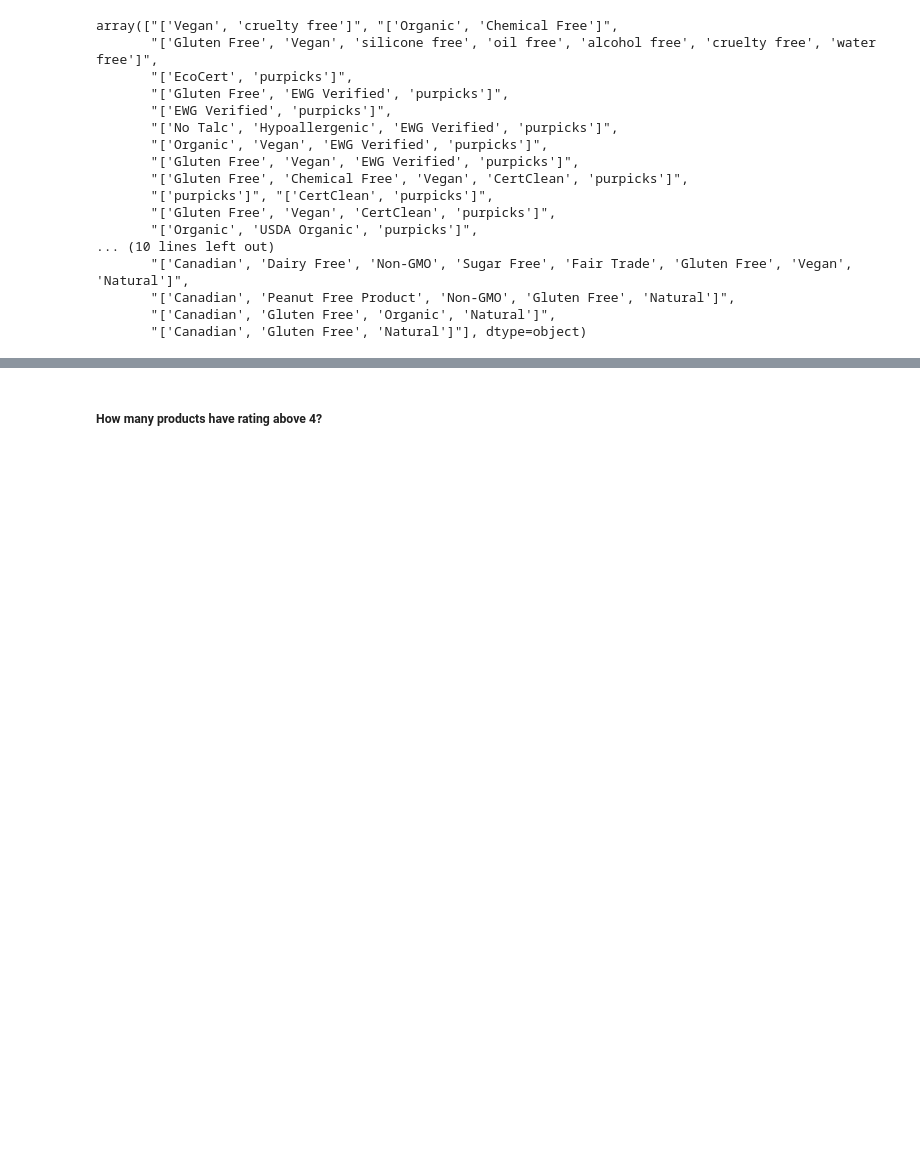
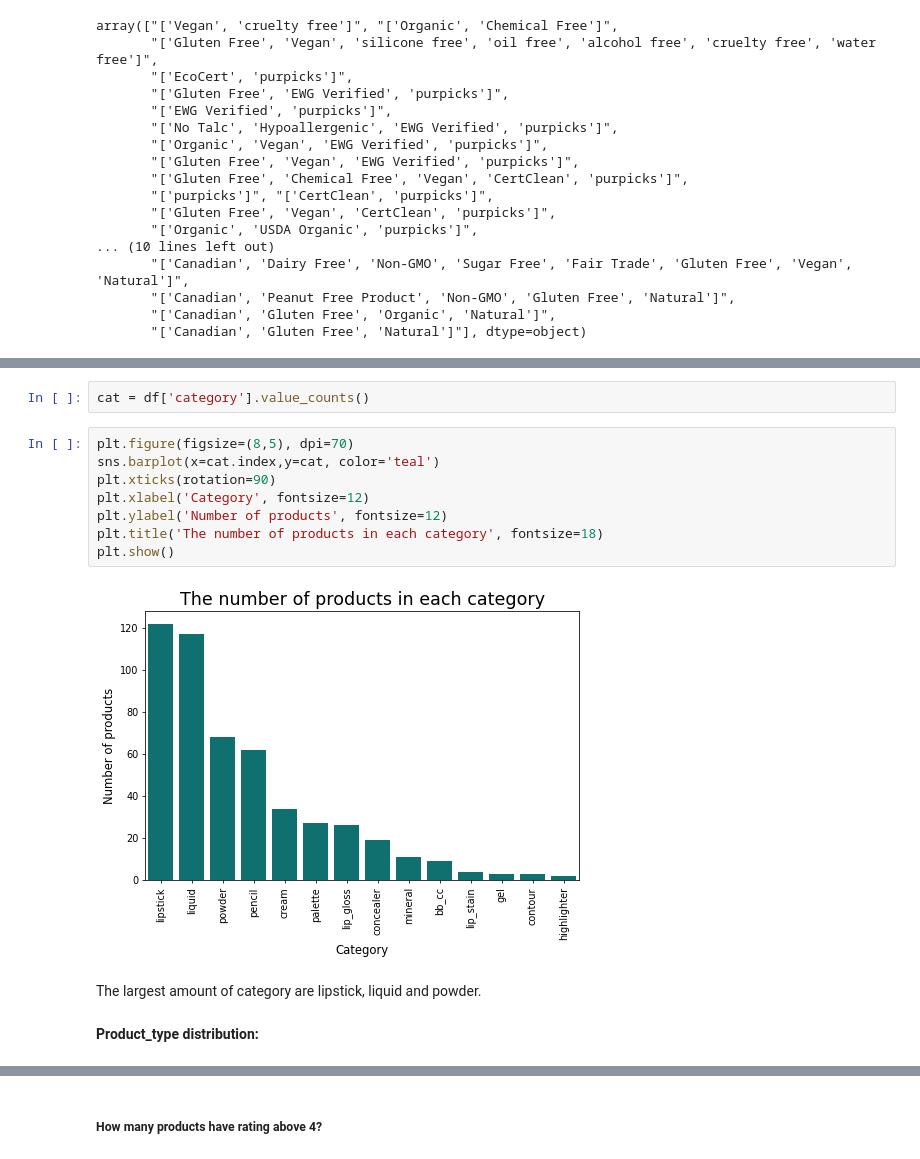
Before and after one commit to aniass/Product-Categorization-NLP, a Jupyter notebook: Products_analysis.ipynb, the cells around one changed output, grey strips where cells are left out. Cells and saved outputs as stored; diff of their text form; blank space fills up the shorter version.

```diff
--- a/Products_analysis.ipynb
+++ b/Products_analysis.ipynb
@@ -190 +256,17 @@ Name: category, dtype: int64
+# %%
+cat = df['category'].value_counts()
+# %%
+plt.figure(figsize=(8,5), dpi=70)
+sns.barplot(x=cat.index,y=cat, color='teal')
+plt.xticks(rotation=90)
+plt.xlabel('Category', fontsize=12)
+plt.ylabel('Number of products', fontsize=12)
+plt.title('The number of products in each category', fontsize=18)
+plt.show()
+# %% [output]
+[figure, added]
+# %% [markdown]
+The largest amount of category are lipstick, liquid and powder.
+# %% [markdown]
+**Product_type distribution:**
 # %%
```
Also changed, not shown: parts of 143 cells of this notebook.
